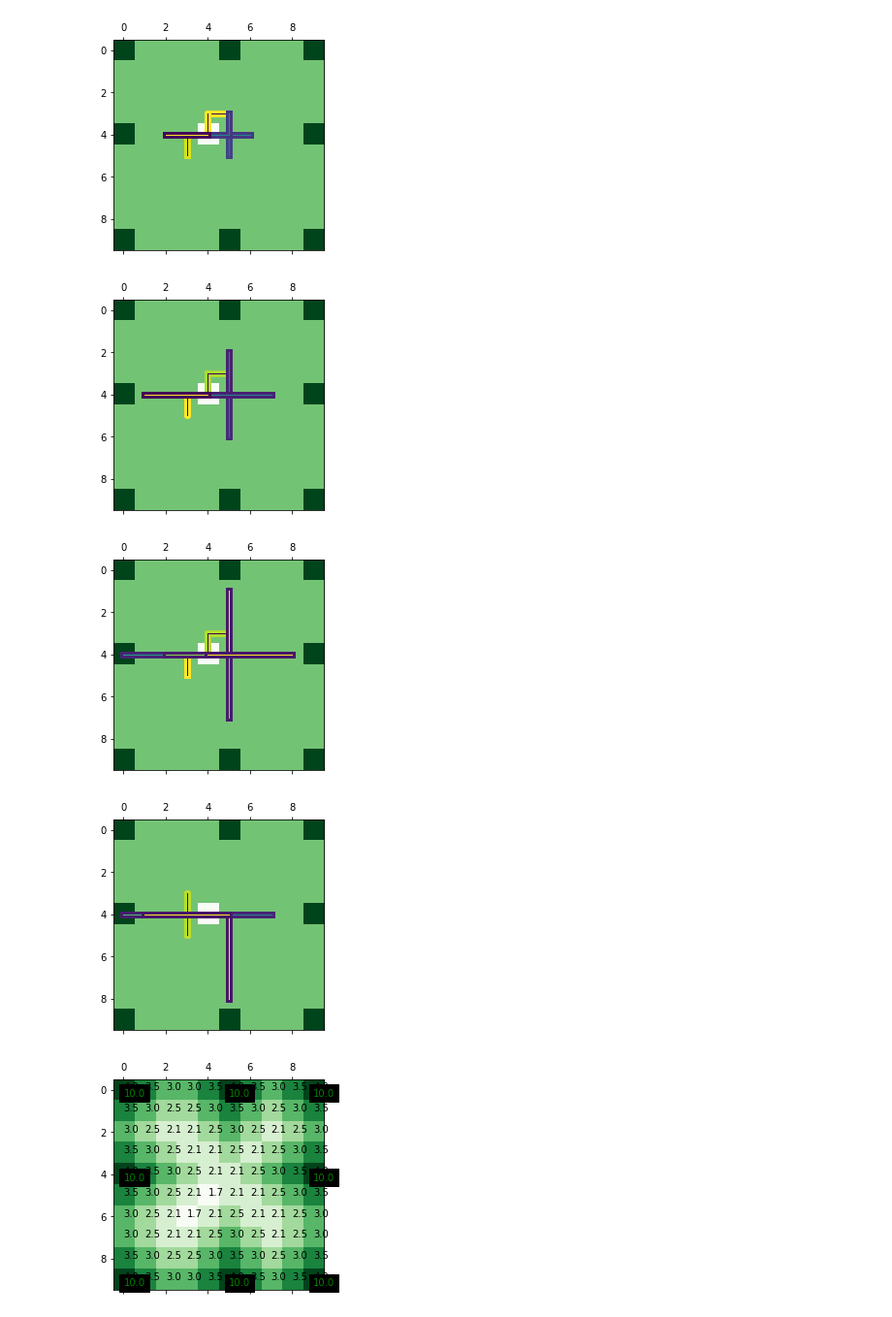
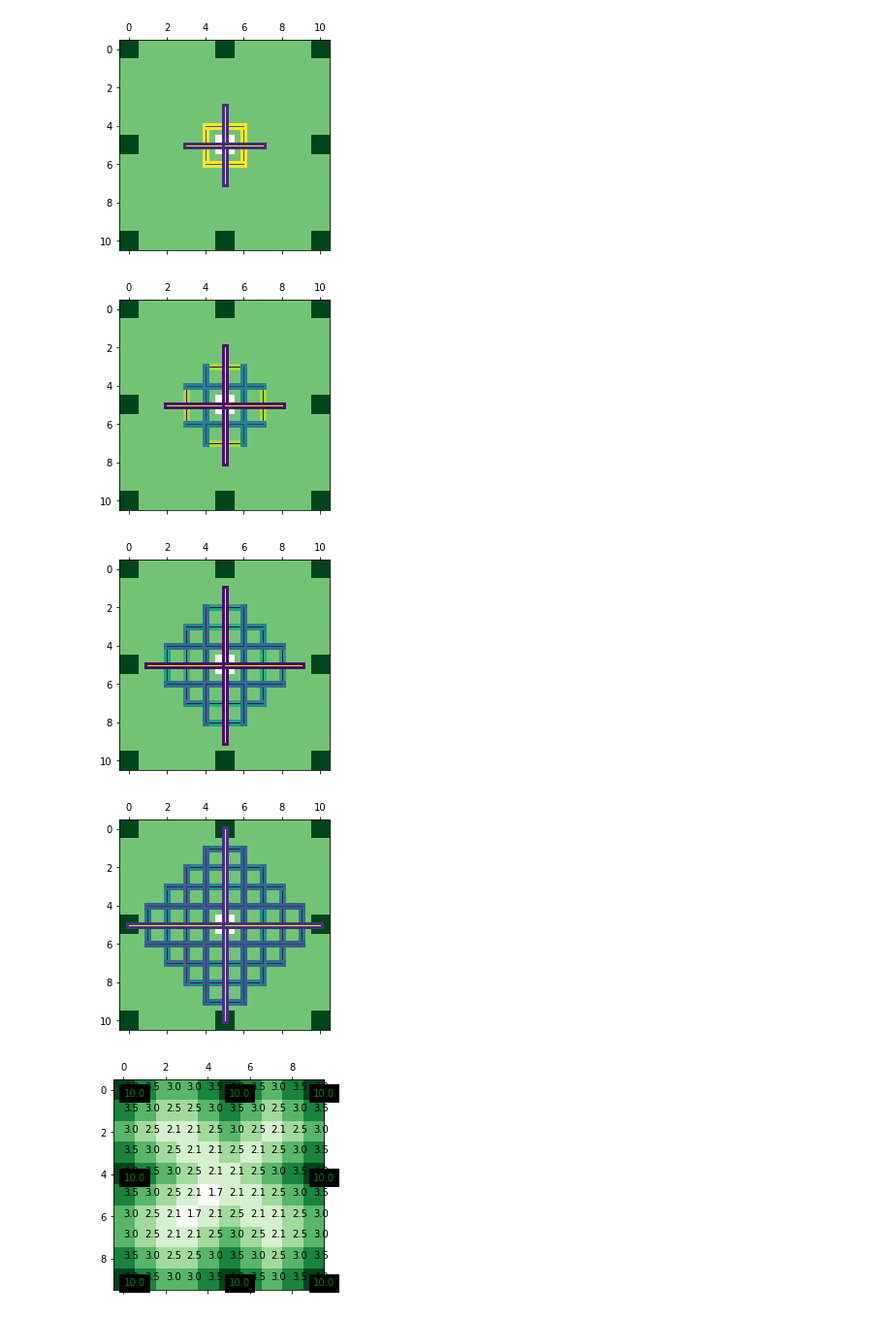
Before and after one commit to annieechen/communicative-models, a Jupyter notebook: notebooks/Example Actions.ipynb, the cells around one changed output. Shown at 97% size. Drawn from its saved outputs; the diff is of its cells as text; code cells hidden in the pictures.

```diff
--- a/notebooks/Example Actions.ipynb
+++ b/notebooks/Example Actions.ipynb
@@ -54,6 +40,6 @@ print(a.mdp.values[0,18])
 # %%
 # Next, we create a map with the reward at the middle right, and display and write data
-a = GridWorldAgent(softmax=0.2,width=11, rewardValues={65:10})
+a = GridWorldAgent(softmax=0.25,width=11, rewardValues={(10,5):10})
 lengths = [1,2,3,4,5]
 for length in lengths:
     data = a.getLikelihoodAllPaths(length, display=True, topthree=True)
@@ -94,8 +69,8 @@ print(len(nonrep))
 # %%
 # Next, we create a map with the reward at the middle right, and display and write data
-a = GridWorldAgent(softmax=0.2,width=10, rewardValues={29:10, 69:10})
+a = GridWorldAgent(softmax=0.25,width=11, rewardValues={(10,0):10, (10,10):10})
 lengths = [1,2,3,4,5]
 for length in lengths:
     data = a.getLikelihoodAllPaths(length, display=True, topthree=True)
-    writeLikelihoodToFile(data, 'two_reward_len_'+str(length)+'.csv')
+    writeLikelihoodToFile(data, '11width_two_reward_len_'+str(length)+'.csv')
 # %% [output]
@@ -107,8 +82,8 @@ for length in lengths:
 # %%
-# Next, we create a map with the reward at the middle right, and display and write data
-a = GridWorldAgent(softmax=0.2,width=11, rewardValues={5:10, 49:10, 40:10, 95:10})
+# Next, we create a map with reward on all four sides
+a = GridWorldAgent(softmax=0.25,width=11, rewardValues={(5,0):10, (0,5):10, (5,10):10, (10,5):10})
 lengths = [1,2,3,4,5]
 for length in lengths:
     data = a.getLikelihoodAllPaths(length, display=True, topthree=True)
-    writeLikelihoodToFile(data, 'four_reward_len_'+str(length)+'.csv')
+    writeLikelihoodToFile(data, '11width_four_reward_len_'+str(length)+'.csv')
 # %% [output]
@@ -120,8 +95,8 @@ for length in lengths:
 # %%
 # Next, we create a map with 8 values
-a = GridWorldAgent(softmax=0.2,width=11, rewardValues={0:10, 9:10, 90:10, 99:10, 5:10, 49:10, 40:10, 95:10})
+a = GridWorldAgent(softmax=0.25,width=11, rewardValues={(0,0):10,(5,0):10,(10,0):10,(0,5):10,(10,5):10,(0,10):10,(5,10):10,(10,10):10})
 lengths = [1,2,3,4,5]
 for length in lengths:
-    data = a.getLikelihoodAllPaths(length, display=True, topthree=True)
-    writeLikelihoodToFile(data, 'eight_reward_len_'+str(length)+'.csv')
+    data = a.getLikelihoodAllPaths(length, display=True, topthree=False)
+    writeLikelihoodToFile(data, '11width_eight_reward_len_'+str(length)+'.csv')
 # %% [output]
@@ -129,7 +104,7 @@ for length in lengths:
-[figure, old version]
+[figure, new version]
-[figure, old version]
+[figure, new version]
-[figure, old version]
+[figure, new version]
-[figure, old version]
+[figure, new version]
 # %%
 a = GridWorldAgent(softmax=0.2,width=10, rewardValues={0:10, 9:10, 90:10, 99:10, 5:10, 49:10, 40:10, 95:10})
 a.Run()
```
Also changed, not shown: parts of 15 cells of this notebook.
